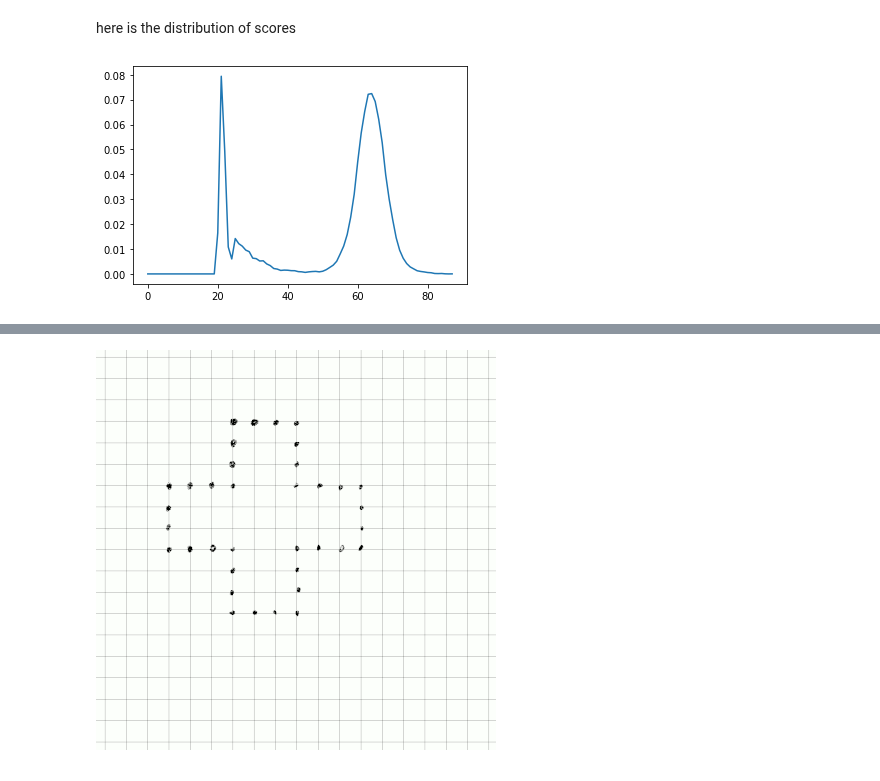
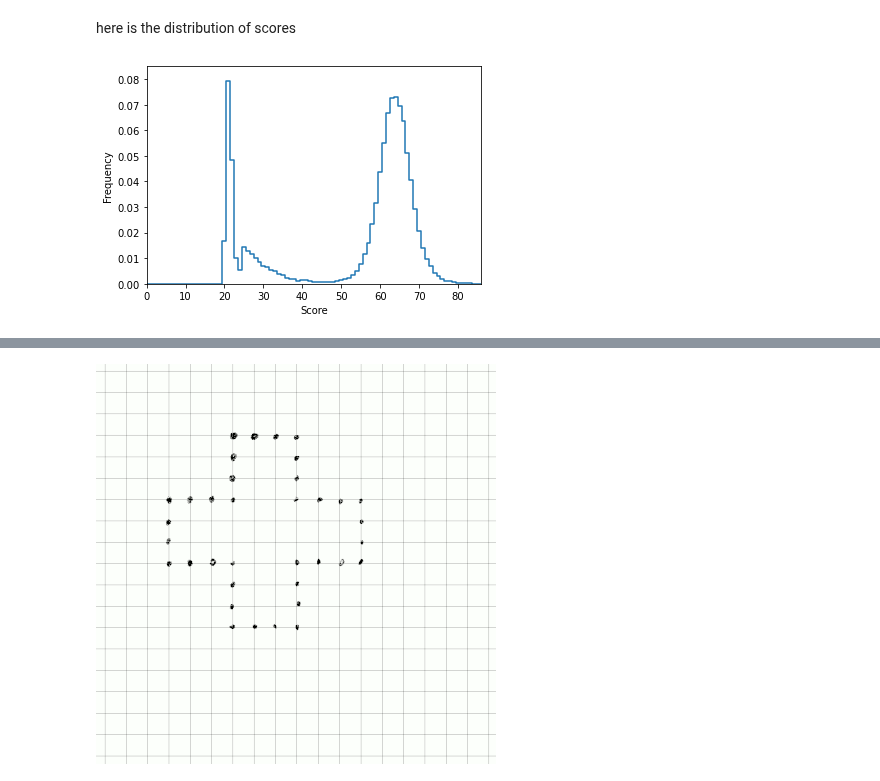
Before and after one commit to gillioz/MorpionSolitaire, a Jupyter notebook: blog/Part_1_Game.ipynb, the cells around one changed output, grey strips where cells are left out. Saved outputs shown, nothing was run; the diff lists cells and outputs as text; code cells hidden in the pictures.

Commit message:
random exploration updated

```diff
--- a/blog/Part_1_Game.ipynb
+++ b/blog/Part_1_Game.ipynb
@@ -62,6 +82,6 @@ Image.open('../random_exploration_data/best_grid.png')
 here is the distribution of scores
 # %%
 #hide
-Image.open('../random_exploration_data/distribution.png')
+Image.open('Part_1_Game_images/distribution.png')
 # %% [output]
-[figure, old version]
+[figure, new version]
```
Also changed, not shown: parts of 32 cells of this notebook, 48 other files.
